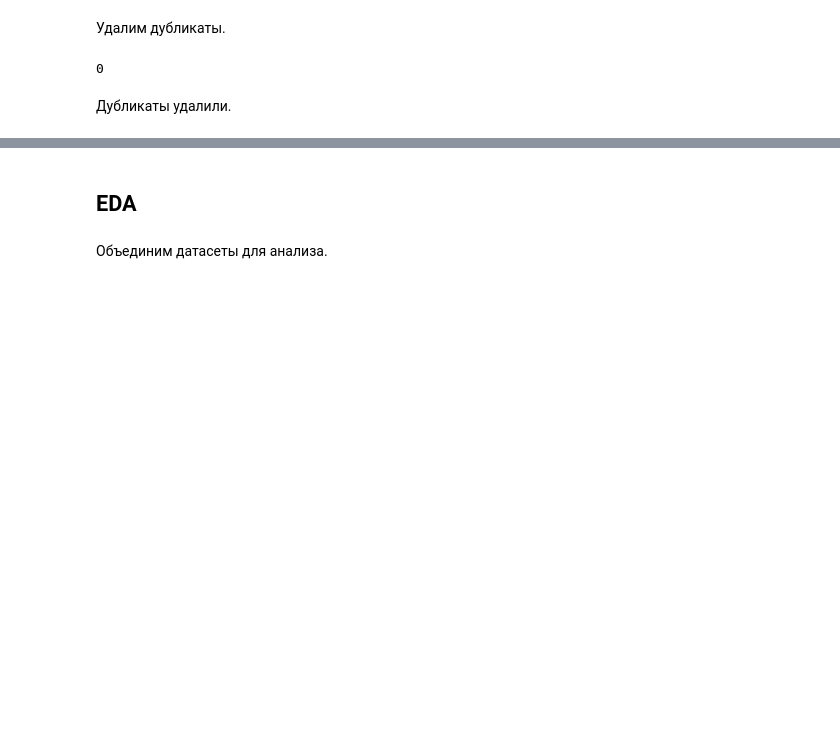
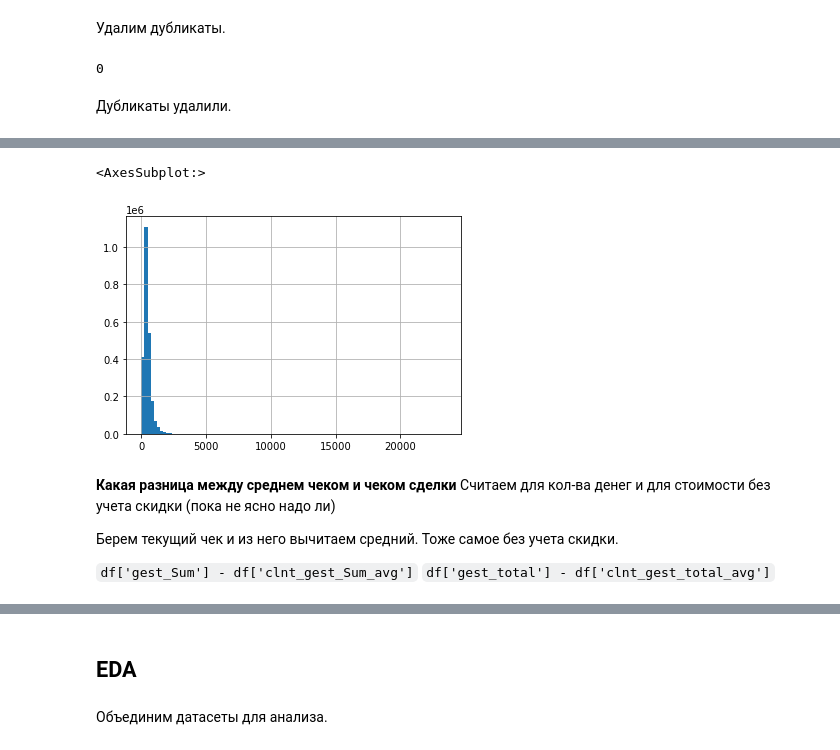
Before and after one commit to snakerzr/cupcake_churn_prediction, a Jupyter notebook: notebook.ipynb, the cells around one changed output, grey strips where cells are left out. Cells and saved outputs as stored; diff of their text form; code cells hidden in the pictures; blank space fills up the shorter version.

```diff
--- a/notebook.ipynb
+++ b/notebook.ipynb
@@ -113,0 +246,5 @@ df.duplicated().sum()
+# %%
+def expand_mean(col):
+    return col.expanding().mean()
+df['clnt_gest_Sum_avg'] = df.groupby('clnt_ID')['gest_Sum'].transform(expand_mean)
+df['clnt_gest_total_avg'] = df.groupby('clnt_ID')['gest_total'].transform(expand_mean)
@@ -113,0 +260,14 @@ df.duplicated().sum()
+# %%
+df['clnt_gest_Sum_avg'].hist(bins=100)
+# %% [output]
+<AxesSubplot:>
+[figure, added]
+# %% [markdown]
+**Какая разница между среднем чеком и чеком сделки**
+Считаем для кол-ва денег и для стоимости без учета скидки (пока не ясно надо ли)
+
+Берем текущий чек и из него вычитаем средний.
+Тоже самое без учета скидки.
+
+`df['gest_Sum'] - df['clnt_gest_Sum_avg']`
+`df['gest_total'] - df['clnt_gest_total_avg']`
```
Also changed, not shown: parts of 31 cells of this notebook.
